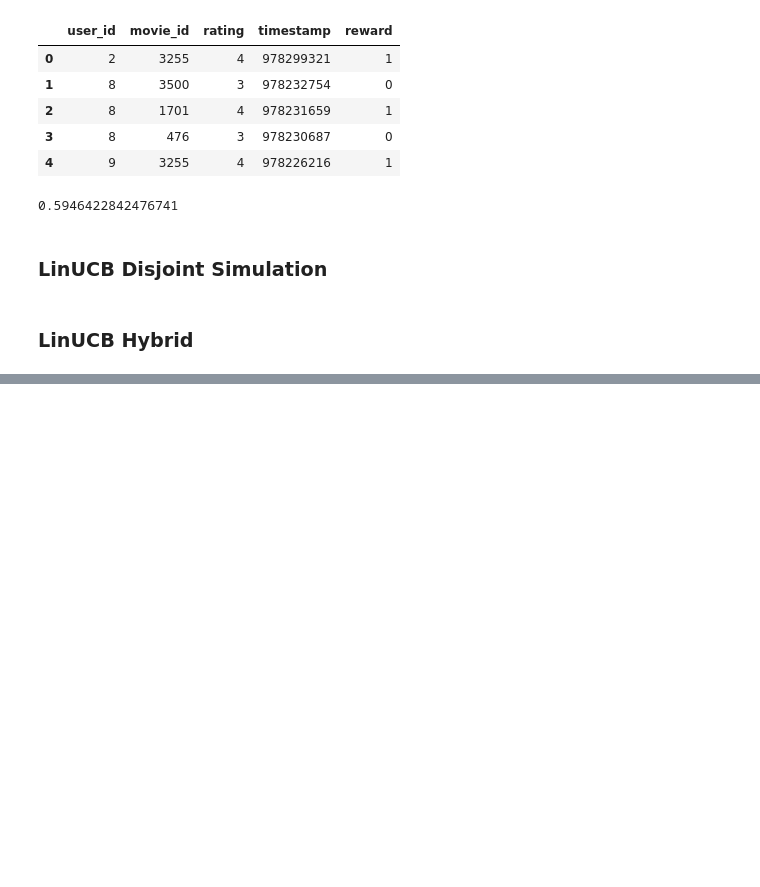
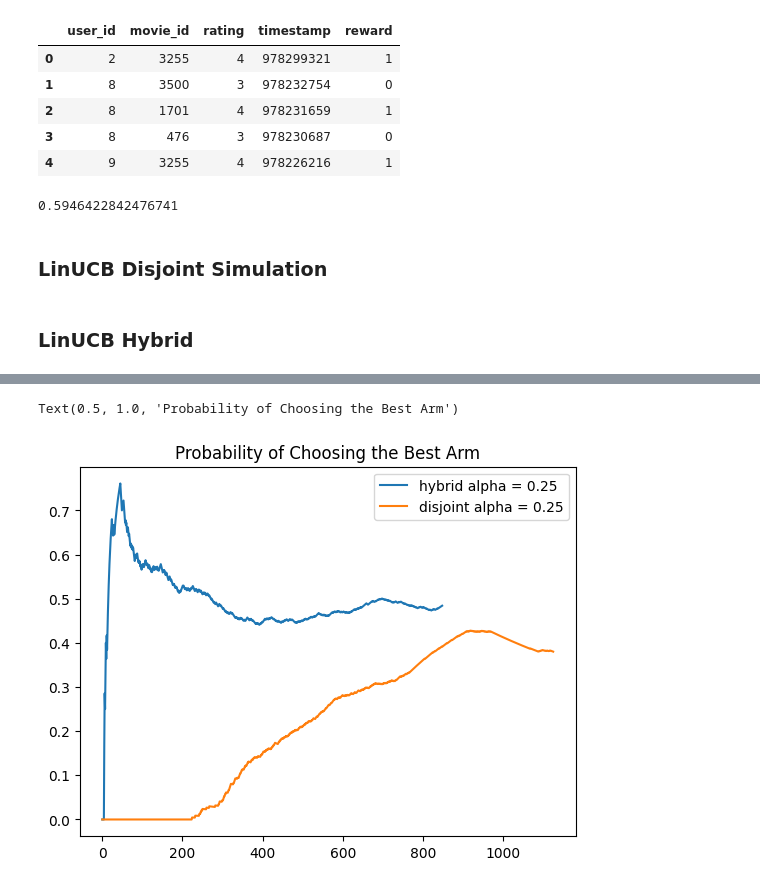
Before and after one commit to abhishekjainz/multi-armed-bandits-recommendation-system, a Jupyter notebook: code/Content Filtering copy 4.ipynb, the cells around one changed output, grey strips where cells are left out. Cells and saved outputs as stored; diff of their text form; code cells hidden in the pictures; blank space fills up the shorter version.

```diff
--- a/code/Content Filtering copy 4.ipynb
+++ b/code/Content Filtering copy 4.ipynb
@@ -683,0 +698,20 @@ Text(0.5, 1.0, 'alpha = 0.5')
+# %%
+best_arm_disjoint = simulation_disjoint_alpha_025.groupby('arm_chosen').reward.mean().idxmax()
+
+simulation_disjoint_alpha_025['if_best_arm'] = np.where(simulation_disjoint_alpha_025['arm_chosen']==best_arm_disjoint, 1,0)
+
+best_arm_hybrid = simulation_hybrid_alpha_025.groupby('arm_chosen').reward.mean().idxmax()
+
+simulation_hybrid_alpha_025['if_best_arm'] = np.where(simulation_hybrid_alpha_025['arm_chosen']==best_arm_hybrid, 1,0)
+
+# plot for the best arm
+fig = plt.figure()
+ax = fig.add_subplot(111)
+# ax.plot(results_plot['if_best_arm'].cumsum())
+ax.plot(simulation_hybrid_alpha_025['if_best_arm'].cumsum() / np.arange(1, len(simulation_hybrid_alpha_025['if_best_arm']) + 1), label = "hybrid alpha = 0.25")
+ax.plot(simulation_disjoint_alpha_025['if_best_arm'].cumsum() / np.arange(1, len(simulation_disjoint_alpha_025['if_best_arm']) + 1), label = "disjoint alpha = 0.25")
+plt.legend()
+plt.title('Probability of Choosing the Best Arm')
+# %% [output]
+Text(0.5, 1.0, 'Probability of Choosing the Best Arm')
+[figure, added]
```
Also changed, not shown: parts of 8 cells of this notebook, 2 other files.
